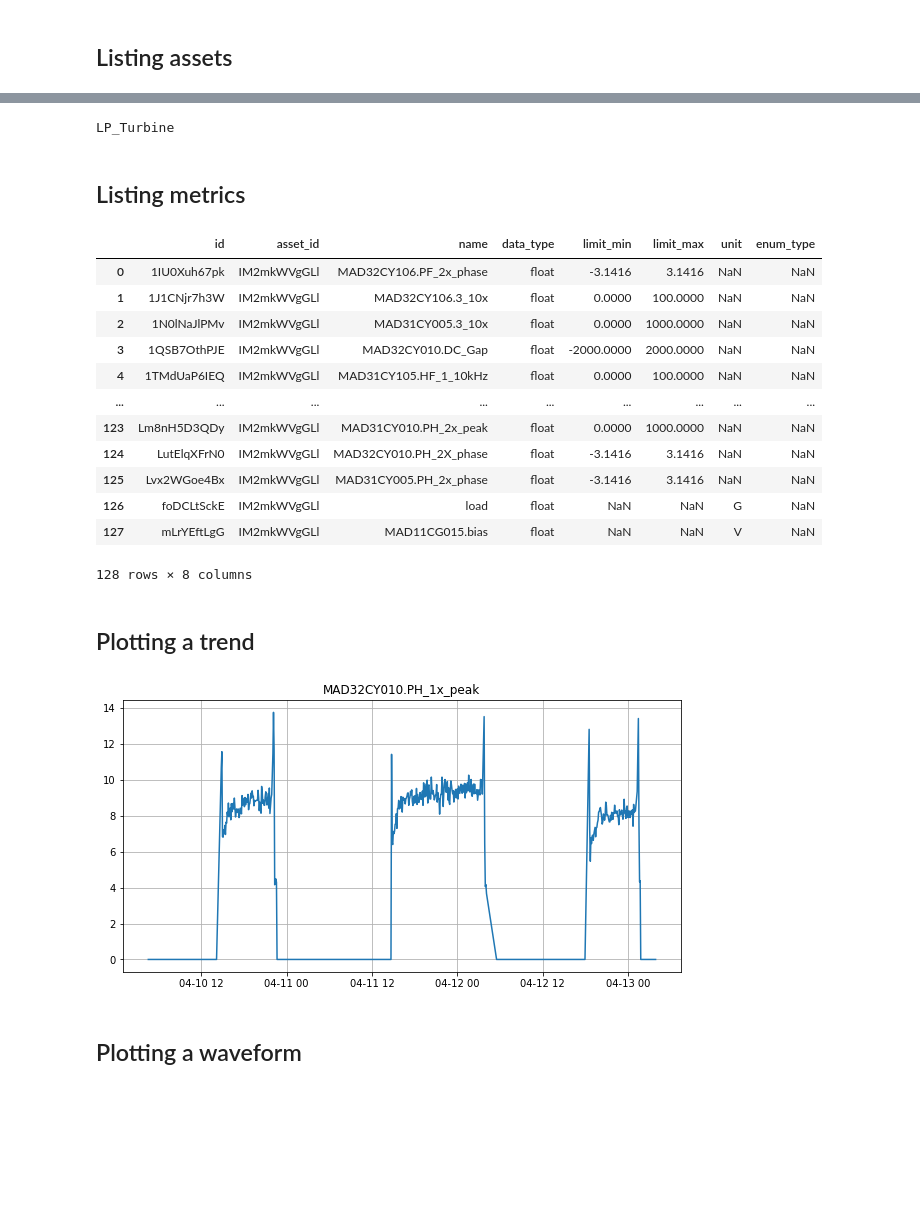
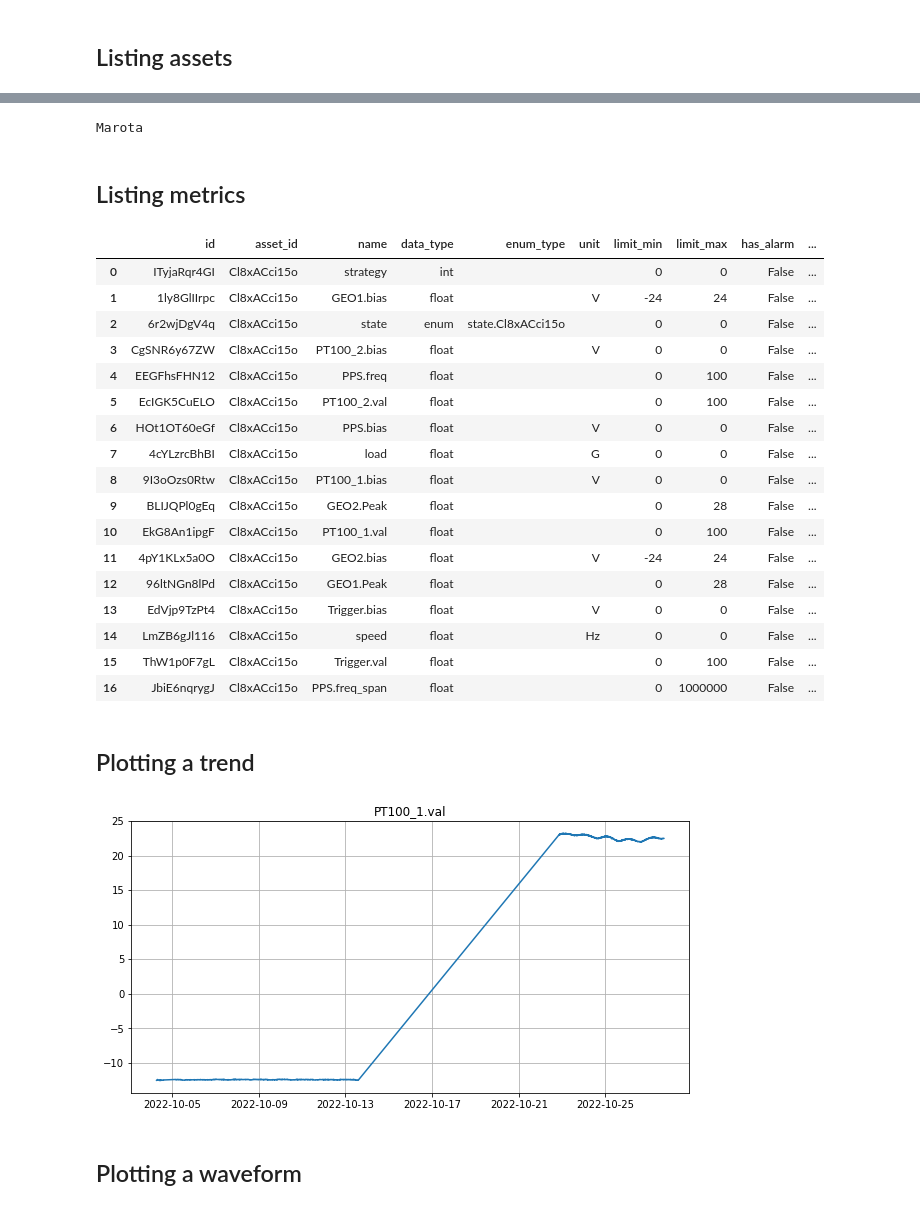
Before and after one commit to twave-io/twave-api-client, a Jupyter notebook: examples/twave_client.ipynb, the cells around one changed output, grey strips where cells are left out. Saved outputs shown, nothing was run; the diff lists cells and outputs as text; code cells hidden in the pictures; blank space fills up the shorter version.

```diff
--- a/examples/twave_client.ipynb
+++ b/examples/twave_client.ipynb
@@ -30,7 +12,8 @@ You should consider upgrading via the '/home/juan/.venvs/twave/bin/python -m pip
 # %% [markdown]
 ## Accessing the TWave API
 # %%
-host = 'api.adif.twave.io'
+#host = 'api.adif.twave.io'
+host = 'localhost:8080'
 token = environ['API_TOKEN']
 
 api = TWaveClient(host, token)
@@ -44,42 +27,46 @@ print(assets)
 # %%
-asset_id = 'IM2mkWVgGLl'
-
-asset = api.get_asset(asset_id)
+asset = api.get_asset(assets[0].id)
 print(asset.name)
 # %% [output]
-LP_Turbine
+Marota
 # %% [markdown]
 ## Listing metrics
 # %%
-metrics = api.get_metrics(asset_id)
+metrics = api.list_metrics(asset=asset.id)
 pd.DataFrame(metrics)
 # %% [output]
-|  | id | asset_id | name | data_type | limit_min | limit_max | unit | enum_type |
-| 0 | 1IU0Xuh67pk | IM2mkWVgGLl | MAD32CY106.PF_2x_phase | float | -3.1416 | 3.1416 | NaN | NaN |
-| 1 | 1J1CNjr7h3W | IM2mkWVgGLl | MAD32CY106.3_10x | float | 0.0000 | 100.0000 | NaN | NaN |
-| 2 | 1N0lNaJlPMv | IM2mkWVgGLl | MAD31CY005.3_10x | float | 0.0000 | 1000.0000 | NaN | NaN |
-| 3 | 1QSB7OthPJE | IM2mkWVgGLl | MAD32CY010.DC_Gap | float | -2000.0000 | 2000.0000 | NaN | NaN |
-| 4 | 1TMdUaP6IEQ | IM2mkWVgGLl | MAD31CY105.HF_1_10kHz | float | 0.0000 | 100.0000 | NaN | NaN |
-| ... | ... | ... | ... | ... | ... | ... | ... | ... |
-| 123 | Lm8nH5D3QDy | IM2mkWVgGLl | MAD31CY010.PH_2x_peak | float | 0.0000 | 1000.0000 | NaN | NaN |
-| 124 | LutElqXFrN0 | IM2mkWVgGLl | MAD32CY010.PH_2X_phase | float | -3.1416 | 3.1416 | NaN | NaN |
-| 125 | Lvx2WGoe4Bx | IM2mkWVgGLl | MAD31CY005.PH_2x_phase | float | -3.1416 | 3.1416 | NaN | NaN |
-| 126 | foDCLtSckE | IM2mkWVgGLl | load | float | NaN | NaN | G | NaN |
-| 127 | mLrYEftLgG | IM2mkWVgGLl | MAD11CG015.bias | float | NaN | NaN | V | NaN |
+|  | id | asset_id | name | data_type | enum_type | unit | limit_min | limit_max | has_alarm | ... |
+| 0 | ITyjaRqr4GI | Cl8xACci15o | strategy | int |  |  | 0 | 0 | False | ... |
+| 1 | 1ly8GlIIrpc | Cl8xACci15o | GEO1.bias | float |  | V | -24 | 24 | False | ... |
+| 2 | 6r2wjDgV4q | Cl8xACci15o | state | enum | state.Cl8xACci15o |  | 0 | 0 | False | ... |
+| 3 | CgSNR6y67ZW | Cl8xACci15o | PT100_2.bias | float |  | V | 0 | 0 | False | ... |
+| 4 | EEGFhsFHN12 | Cl8xACci15o | PPS.freq | float |  |  | 0 | 100 | False | ... |
+| 5 | EcIGK5CuELO | Cl8xACci15o | PT100_2.val | float |  |  | 0 | 100 | False | ... |
+| 6 | HOt1OT60eGf | Cl8xACci15o | PPS.bias | float |  | V | 0 | 0 | False | ... |
+| 7 | 4cYLzrcBhBI | Cl8xACci15o | load | float |  | G | 0 | 0 | False | ... |
+| 8 | 9I3oOzs0Rtw | Cl8xACci15o | PT100_1.bias | float |  | V | 0 | 0 | False | ... |
+| 9 | BLIJQPl0gEq | Cl8xACci15o | GEO2.Peak | float |  |  | 0 | 28 | False | ... |
+| 10 | EkG8An1ipgF | Cl8xACci15o | PT100_1.val | float |  |  | 0 | 100 | False | ... |
+| 11 | 4pY1KLx5a0O | Cl8xACci15o | GEO2.bias | float |  | V | -24 | 24 | False | ... |
+| 12 | 96ltNGn8lPd | Cl8xACci15o | GEO1.Peak | float |  |  | 0 | 28 | False | ... |
+| 13 | EdVjp9TzPt4 | Cl8xACci15o | Trigger.bias | float |  | V | 0 | 0 | False | ... |
+| 14 | LmZB6gJl116 | Cl8xACci15o | speed | float |  | Hz | 0 | 0 | False | ... |
+| 15 | ThW1p0F7gL | Cl8xACci15o | Trigger.val | float |  |  | 0 | 100 | False | ... |
+| 16 | JbiE6nqrygJ | Cl8xACci15o | PPS.freq_span | float |  |  | 0 | 1000000 | False | ... |
-128 rows × 8 columns
 # %% [markdown]
 ## Plotting a trend
 # %%
-metric_id = '7PLJmFKUeWf'
+# obtain the first metric with a given name
+metric = api.list_metrics(name='PT100_1.val')[0]
 
-trend = api.get_trend(asset_id, metric_id, window='5m')
+trend = api.get_trend(metric.id, window='10m')
 t, y = trend.get_data()
 t = np.array(t, dtype='datetime64[s]')
 plt.plot(t, y)
 plt.title(trend.meta.name)
 plt.grid(True)
 # %% [output]
-[figure, old version]
+[figure, new version]
 # %% [markdown]
 ## Plotting a waveform
 # %%
```
Also changed, not shown: parts of 10 cells of this notebook, 8 other files.
